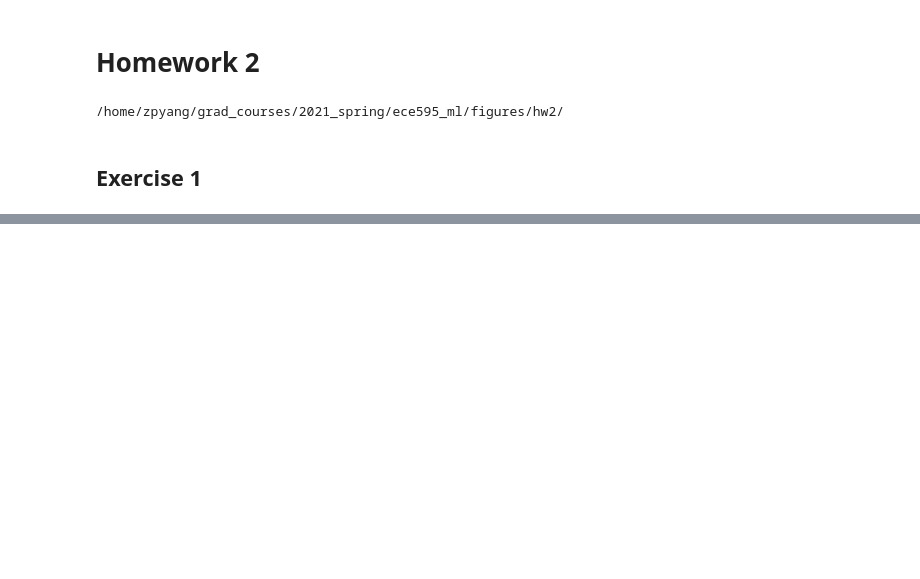
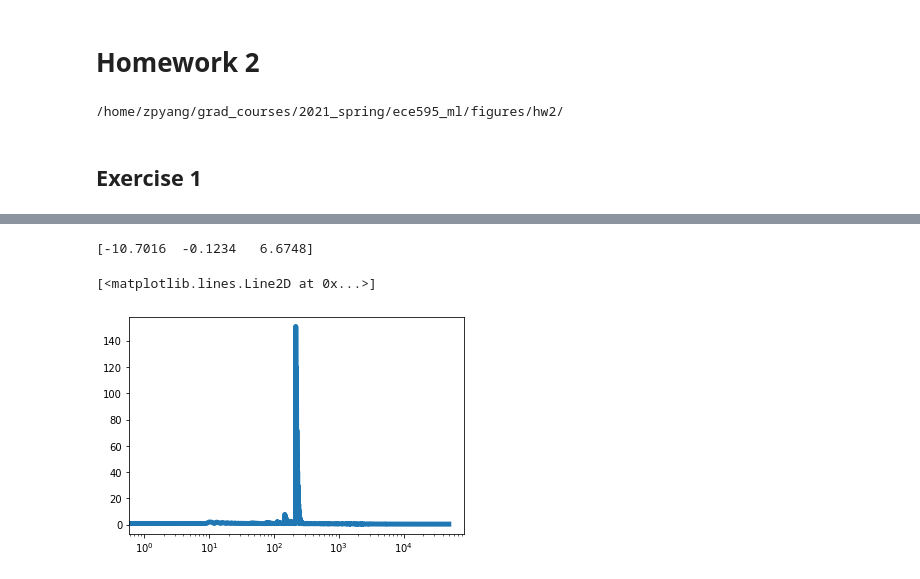
Before and after one commit to zp-yang/grad_courses, a Jupyter notebook: 2021_spring/ece595_ml/hw2.ipynb, the cells around one changed output, grey strips where cells are left out. Cells and saved outputs as stored; diff of their text form; code cells hidden in the pictures; blank space fills up the shorter version.

```diff
--- a/2021_spring/ece595_ml/hw2.ipynb
+++ b/2021_spring/ece595_ml/hw2.ipynb
@@ -41,0 +104,27 @@ array([2.82, 2.22, 2.71, 2.81, 2.55, 2.3 , 3.56, 3.11, 2.46, 4.3 ])
+# %%
+iterations = 50000
+theta0 = np.zeros(3)
+A = X.T @ X
+b = X.T @ y
+beta = 0.9
+
+theta_k = theta0
+d_k0 = np.zeros(3)
+cost_momentum = []
+for k in range(iterations):
+        d_k = -2*A @ theta_k + 2*b
+        fuck = beta * d_k0 + (1-beta) * d_k
+        d_k0 = d_k
+        alpha_k = -0.5 * (d_k.T @ d_k)/(d_k.T @ A @ d_k)
+        theta_k = theta_k - alpha_k * fuck
+        cost_momentum.append(np.linalg.norm(y - X @ theta_k)**2/N)
+print(theta_k)
+cost_momentum = np.array(cost_momentum)
+# %% [output]
+[-10.7016  -0.1234   6.6748]
+# %%
+plt.figure()
+plt.semilogx(cost_momentum,linewidth=5)
+# %% [output]
+[<matplotlib.lines.Line2D at 0x...>]
+[figure, added]
```
Also changed, not shown: parts of 25 cells of this notebook, 11 other files.
